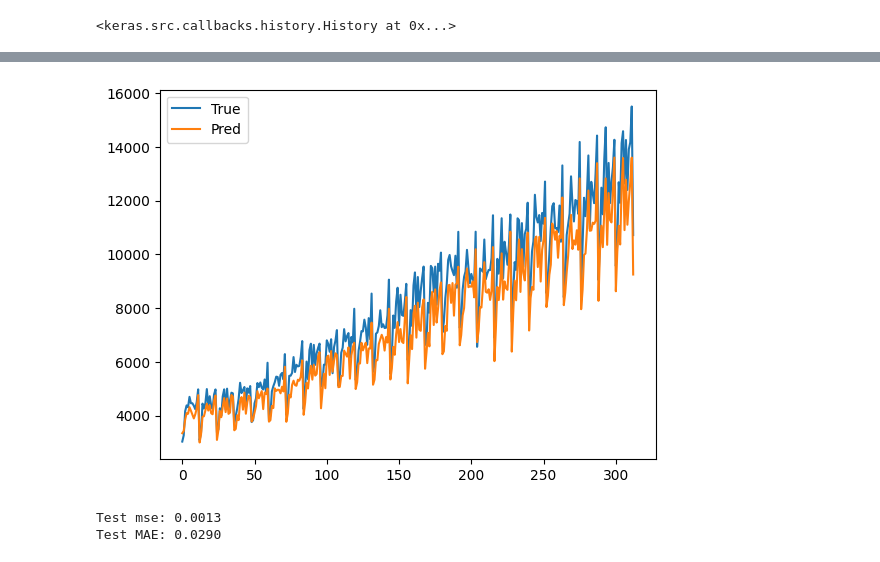
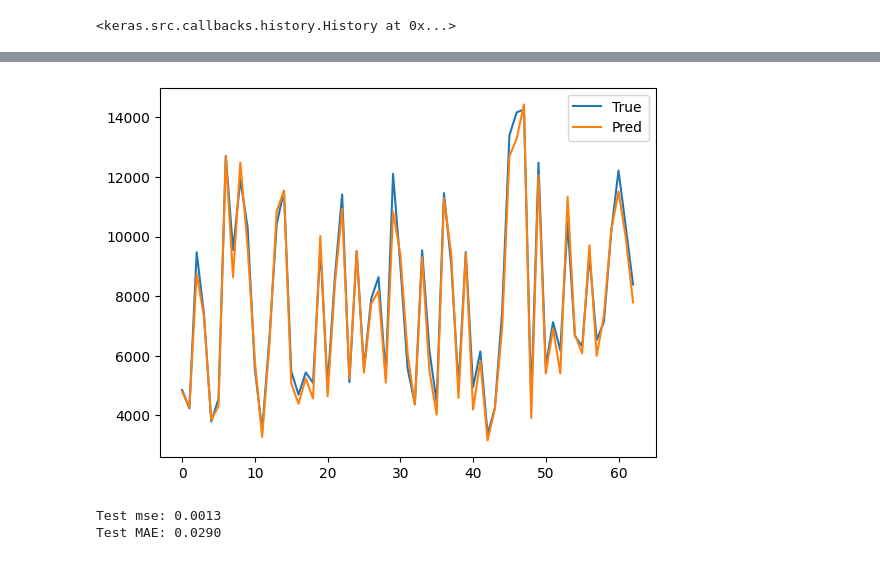
Before and after one commit to minsoojo/MLprogramming, a Jupyter notebook: 10week/RNN_Alcohol_Sales.ipynb, the cells around one changed output, grey strips where cells are left out. Saved outputs shown, nothing was run; the diff lists cells and outputs as text; code cells hidden in the pictures.

```diff
--- a/10week/RNN_Alcohol_Sales.ipynb
+++ b/10week/RNN_Alcohol_Sales.ipynb
@@ -66,8 +66,8 @@ Epoch 50/50
 # model.fit(X, y, epochs=50, batch_size=8, verbose=1)
 # %%
 # 5. 예측
-pred = model.predict(X)
-plt.plot(scaler.inverse_transform(y), label='True')
+pred = model.predict(X_test)
+plt.plot(scaler.inverse_transform(y_test), label='True')
 plt.plot(scaler.inverse_transform(pred), label='Pred')
 plt.legend(); plt.show()
 # %% [output]
@@ -75,4 +75,4 @@ plt.legend(); plt.show()
-[figure, old version]
+[figure, new version]
 # %%
 loss, mae = model.evaluate(X_test, y_test, verbose=0)
 print(f"Test mse: {loss:.4f}")
```
Also changed, not shown: parts of 1 cell of this notebook.
